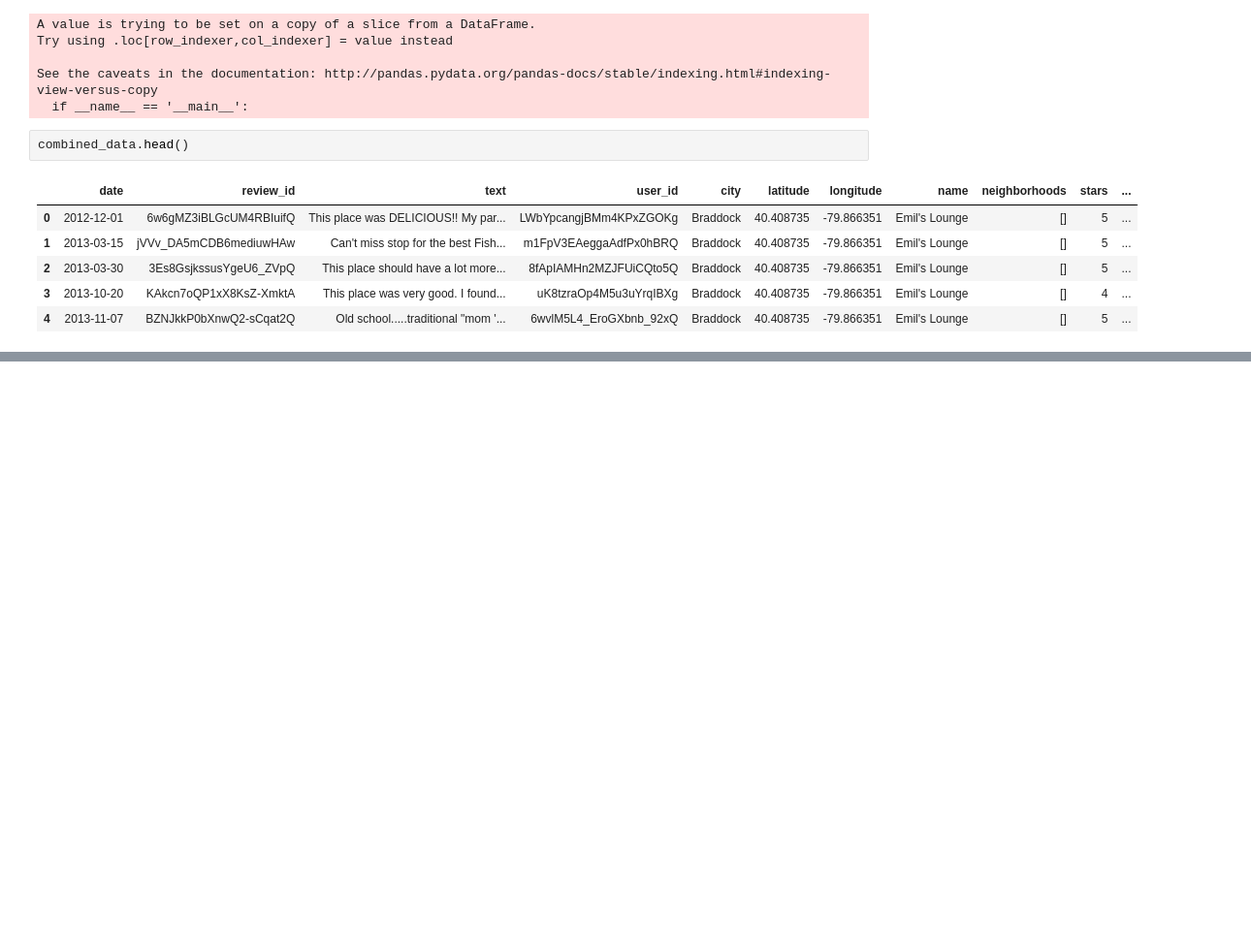
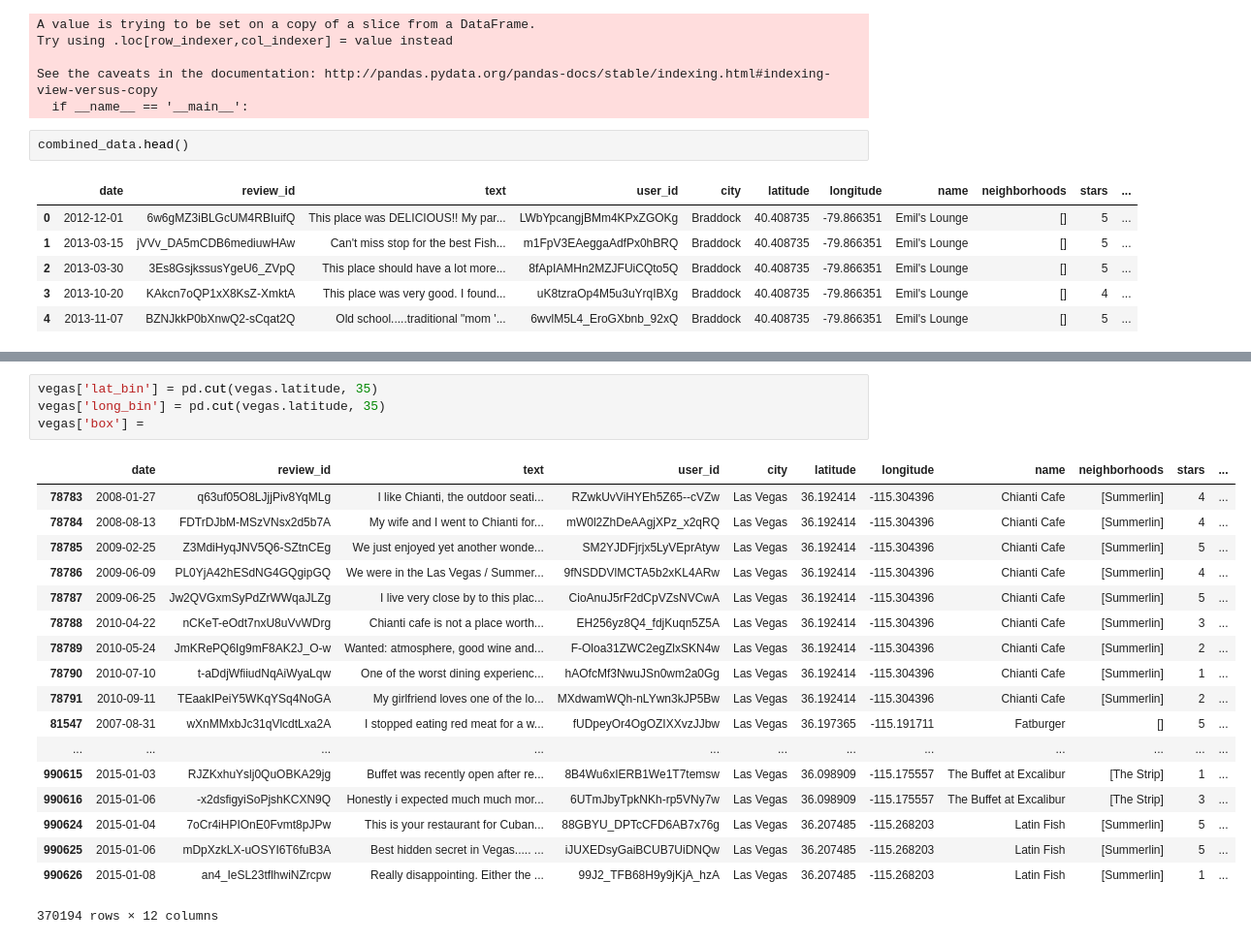
Before and after one commit to Will-So/Location-Win, a Jupyter notebook: notebooks/basic_exploration.ipynb, the cells around one changed output, grey strips where cells are left out. Shown at 97% size. Drawn from its saved outputs; the diff is of its cells as text; blank space fills up the shorter version.

```diff
--- a/notebooks/basic_exploration.ipynb
+++ b/notebooks/basic_exploration.ipynb
@@ -87,0 +90,23 @@ TypeError: You have to supply one of 'by' and 'level'
+# %%
+vegas['lat_bin'] = pd.cut(vegas.latitude, 35)
+vegas['long_bin'] = pd.cut(vegas.latitude, 35)
+vegas['box'] =
+# %% [output]
+|  | date | review_id | text | user_id | city | latitude | longitude | name | neighborhoods | stars | ... |
+| 78783 | 2008-01-27 | q63uf05O8LJjjPiv8YqMLg | I like Chianti, the outdoor seati... | RZwkUvViHYEh5Z65--cVZw | Las Vegas | 36.192414 | -115.304396 | Chianti Cafe | [Summerlin] | 4 | ... |
+| 78784 | 2008-08-13 | FDTrDJbM-MSzVNsx2d5b7A | My wife and I went to Chianti for... | mW0l2ZhDeAAgjXPz_x2qRQ | Las Vegas | 36.192414 | -115.304396 | Chianti Cafe | [Summerlin] | 4 | ... |
+| 78785 | 2009-02-25 | Z3MdiHyqJNV5Q6-SZtnCEg | We just enjoyed yet another wonde... | SM2YJDFjrjx5LyVEprAtyw | Las Vegas | 36.192414 | -115.304396 | Chianti Cafe | [Summerlin] | 5 | ... |
+| 78786 | 2009-06-09 | PL0YjA42hESdNG4GQgipGQ | We were in the Las Vegas / Summer... | 9fNSDDVlMCTA5b2xKL4ARw | Las Vegas | 36.192414 | -115.304396 | Chianti Cafe | [Summerlin] | 4 | ... |
+| 78787 | 2009-06-25 | Jw2QVGxmSyPdZrWWqaJLZg | I live very close by to this plac... | CioAnuJ5rF2dCpVZsNVCwA | Las Vegas | 36.192414 | -115.304396 | Chianti Cafe | [Summerlin] | 5 | ... |
+| 78788 | 2010-04-22 | nCKeT-eOdt7nxU8uVvWDrg | Chianti cafe is not a place worth... | EH256yz8Q4_fdjKuqn5Z5A | Las Vegas | 36.192414 | -115.304396 | Chianti Cafe | [Summerlin] | 3 | ... |
+| 78789 | 2010-05-24 | JmKRePQ6Ig9mF8AK2J_O-w | Wanted: atmosphere, good wine and... | F-Oloa31ZWC2egZlxSKN4w | Las Vegas | 36.192414 | -115.304396 | Chianti Cafe | [Summerlin] | 2 | ... |
+| 78790 | 2010-07-10 | t-aDdjWfiiudNqAiWyaLqw | One of the worst dining experienc... | hAOfcMf3NwuJSn0wm2a0Gg | Las Vegas | 36.192414 | -115.304396 | Chianti Cafe | [Summerlin] | 1 | ... |
+| 78791 | 2010-09-11 | TEaakIPeiY5WKqYSq4NoGA | My girlfriend loves one of the lo... | MXdwamWQh-nLYwn3kJP5Bw | Las Vegas | 36.192414 | -115.304396 | Chianti Cafe | [Summerlin] | 2 | ... |
+| 81547 | 2007-08-31 | wXnMMxbJc31qVlcdtLxa2A | I stopped eating red meat for a w... | fUDpeyOr4OgOZIXXvzJJbw | Las Vegas | 36.197365 | -115.191711 | Fatburger | [] | 5 | ... |
+| ... | ... | ... | ... | ... | ... | ... | ... | ... | ... | ... | ... |
+| 990615 | 2015-01-03 | RJZKxhuYslj0QuOBKA29jg | Buffet was recently open after re... | 8B4Wu6xIERB1We1T7temsw | Las Vegas | 36.098909 | -115.175557 | The Buffet at Excalibur | [The Strip] | 1 | ... |
+| 990616 | 2015-01-06 | -x2dsfigyiSoPjshKCXN9Q | Honestly i expected much much mor... | 6UTmJbyTpkNKh-rp5VNy7w | Las Vegas | 36.098909 | -115.175557 | The Buffet at Excalibur | [The Strip] | 3 | ... |
+| 990624 | 2015-01-04 | 7oCr4iHPIOnE0Fvmt8pJPw | This is your restaurant for Cuban... | 88GBYU_DPTcCFD6AB7x76g | Las Vegas | 36.207485 | -115.268203 | Latin Fish | [Summerlin] | 5 | ... |
+| 990625 | 2015-01-06 | mDpXzkLX-uOSYI6T6fuB3A | Best hidden secret in Vegas..... ... | iJUXEDsyGaiBCUB7UiDNQw | Las Vegas | 36.207485 | -115.268203 | Latin Fish | [Summerlin] | 5 | ... |
+| 990626 | 2015-01-08 | an4_IeSL23tflhwiNZrcpw | Really disappointing. Either the ... | 99J2_TFB68H9y9jKjA_hzA | Las Vegas | 36.207485 | -115.268203 | Latin Fish | [Summerlin] | 1 | ... |
+370194 rows × 12 columns
```
Also changed, not shown: parts of 2 cells of this notebook, 1 other file.
